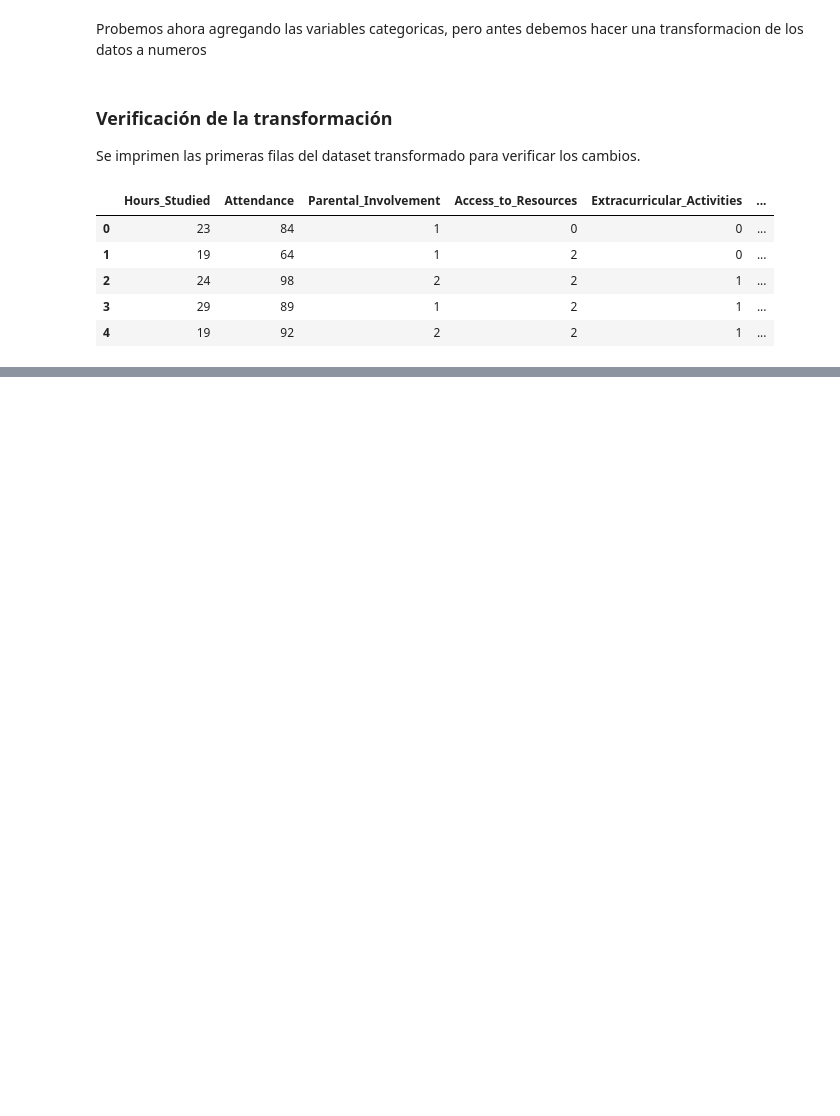
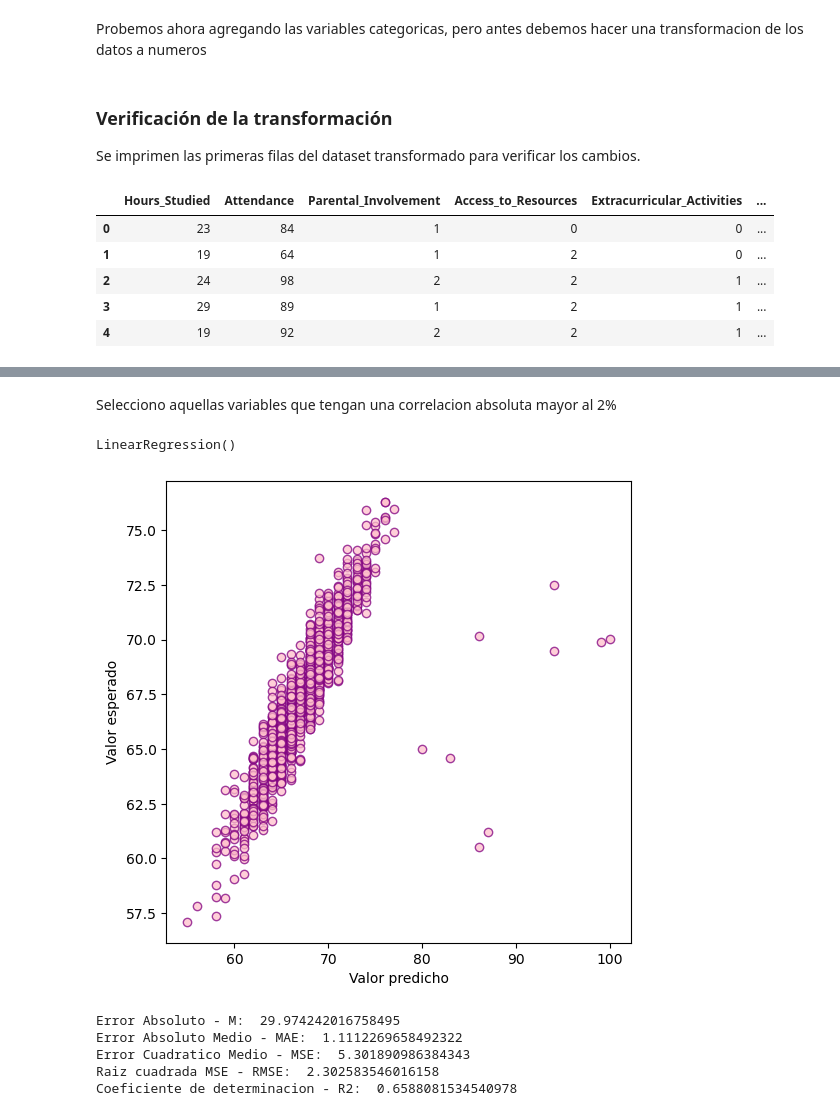
Before and after one commit to LuqGon/student_performance, a Jupyter notebook: student_performance_factors.ipynb, the cells around one changed output, grey strips where cells are left out. Cells and saved outputs as stored; diff of their text form; code cells hidden in the pictures; blank space fills up the shorter version.

```diff
--- a/student_performance_factors.ipynb
+++ b/student_performance_factors.ipynb
@@ -401,0 +398,37 @@ student_performance.head()
+# %% [markdown]
+Selecciono aquellas variables que tengan una correlacion absoluta mayor al 2%
+# %%
+x = student_performance[["Hours_Studied", "Attendance", "Previous_Scores", "Tutoring_Sessions"
+                         ,"Peer_Influence","Distance_from_Home","Extracurricular_Activities"
+                         ,"Parental_Involvement","Teacher_Quality","Learning_Disabilities"
+                         ,"Access_to_Resources","Parental_Involvement"]]
+y = student_performance["Exam_Score"]
+# %%
+x_train, x_test, y_train, y_test = train_test_split(x,y,test_size=0.2,random_state=42)
+# %%
+lin_reg2 = LinearRegression() #Instancio
+lin_reg2.fit(x_train, y_train)
+# %% [output]
+LinearRegression()
+# %%
+y_pred = lin_reg2.predict(x_test)
+# %%
+# grafico
+plt.figure(figsize=(6,6))
+plt.scatter(y_test,y_pred,alpha=0.75,color="pink" ,edgecolors="purple")
+plt.ylabel("Valor esperado")
+plt.xlabel("Valor predicho")
+plt.show()
+
+print("Error Absoluto - M: ",max_error(y_test, y_pred))
+print("Error Absoluto Medio - MAE: ",mean_absolute_error(y_test, y_pred))
+print("Error Cuadratico Medio - MSE: ",mean_squared_error(y_test, y_pred))
+print("Raiz cuadrada MSE - RMSE: ",np.sqrt(mean_squared_error(y_test, y_pred)))
+print("Coeficiente de determinacion - R2: ", lin_reg2.score(x_test, y_test))
+# %% [output]
+[figure, added]
+Error Absoluto - M:  29.974242016758495
+Error Absoluto Medio - MAE:  1.1112269658492322
+Error Cuadratico Medio - MSE:  5.301890986384343
+Raiz cuadrada MSE - RMSE:  2.302583546016158
+Coeficiente de determinacion - R2:  0.6588081534540978
```
Also changed, not shown: parts of 7 cells of this notebook.
